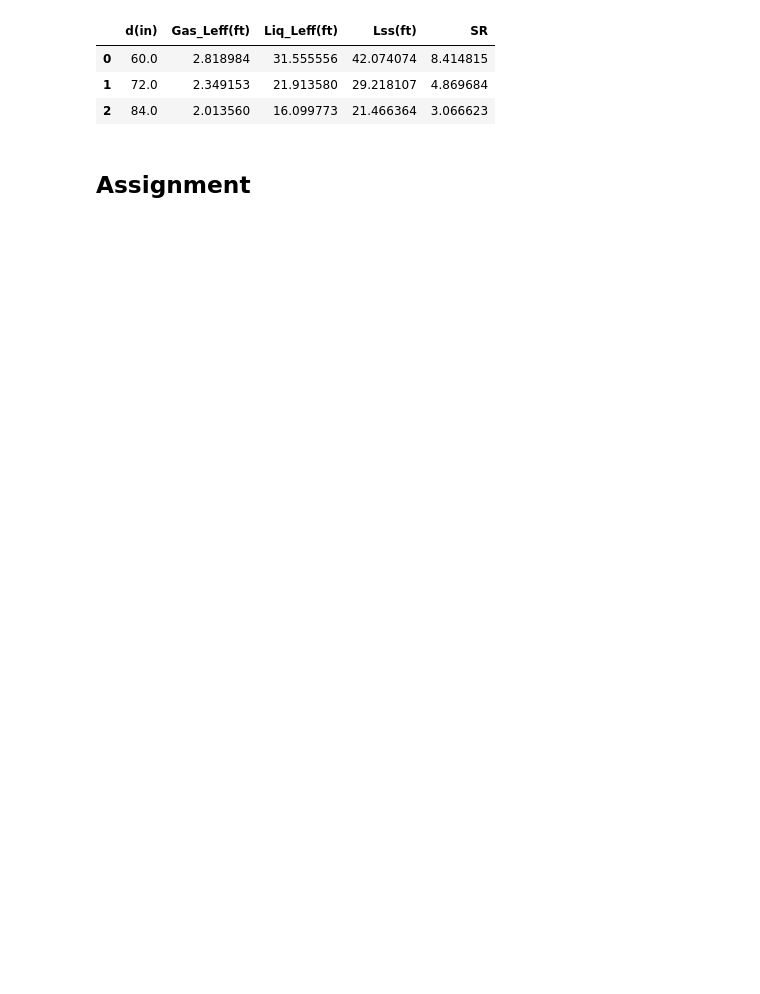
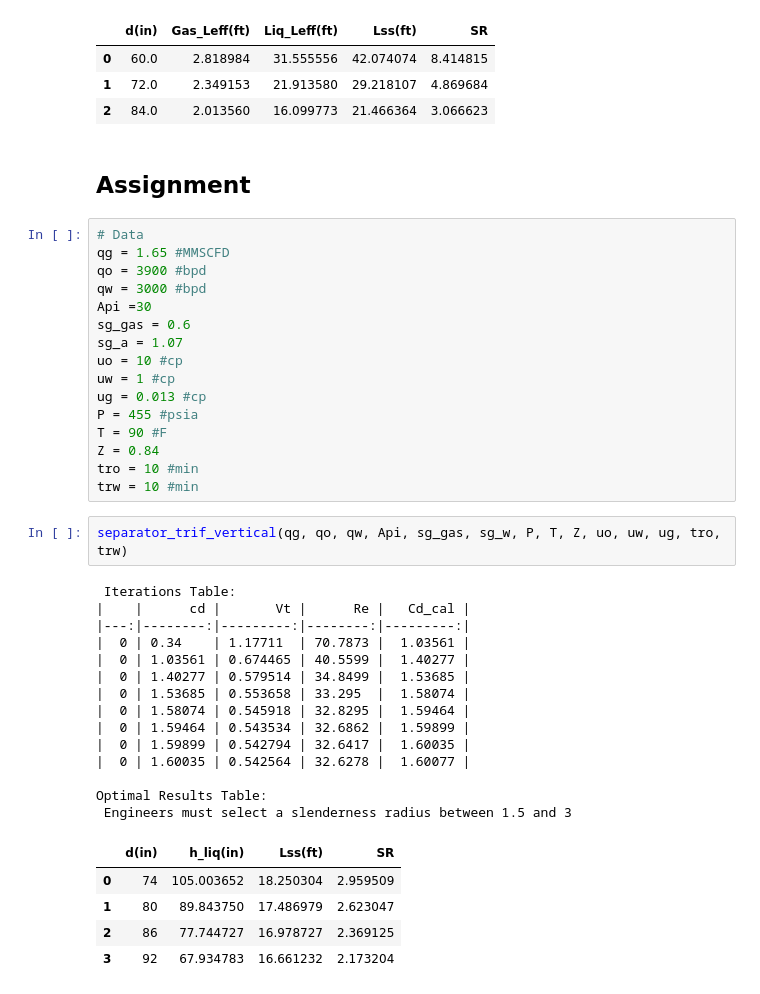
Before and after one commit to FreddyEcu-Ch/Oil-and-Gas-Resources, a Jupyter notebook: Surface Facilities/Oil & Gas Separators.ipynb, the cells around one changed output. Saved outputs shown, nothing was run; the diff lists cells and outputs as text; blank space fills up the shorter version.

```diff
--- a/Surface Facilities/Oil & Gas Separators.ipynb
+++ b/Surface Facilities/Oil & Gas Separators.ipynb
@@ -416,3 +416,41 @@ Optimal Results Table:
 | 2 | 84.0 | 2.013560 | 16.099773 | 21.466364 | 3.066623 |
 # %% [markdown]
 ## Assignment
+# %%
+# Data
+qg = 1.65 #MMSCFD
+qo = 3900 #bpd
+qw = 3000 #bpd
+Api =30
+sg_gas = 0.6
+sg_a = 1.07
+uo = 10 #cp
+uw = 1 #cp
+ug = 0.013 #cp
+P = 455 #psia
+T = 90 #F
+Z = 0.84
+tro = 10 #min
+trw = 10 #min
+# %%
+separator_trif_vertical(qg, qo, qw, Api, sg_gas, sg_w, P, T, Z, uo, uw, ug, tro, trw)
+# %% [output]
+ Iterations Table:
+|    |      cd |       Vt |      Re |   Cd_cal |
+|---:|--------:|---------:|--------:|---------:|
+|  0 | 0.34    | 1.17711  | 70.7873 |  1.03561 |
+|  0 | 1.03561 | 0.674465 | 40.5599 |  1.40277 |
+|  0 | 1.40277 | 0.579514 | 34.8499 |  1.53685 |
+|  0 | 1.53685 | 0.553658 | 33.295  |  1.58074 |
+|  0 | 1.58074 | 0.545918 | 32.8295 |  1.59464 |
+|  0 | 1.59464 | 0.543534 | 32.6862 |  1.59899 |
+|  0 | 1.59899 | 0.542794 | 32.6417 |  1.60035 |
+|  0 | 1.60035 | 0.542564 | 32.6278 |  1.60077 |
+
+Optimal Results Table:
+ Engineers must select a slenderness radius between 1.5 and 3
+|  | d(in) | h_liq(in) | Lss(ft) | SR |
+| 0 | 74 | 105.003652 | 18.250304 | 2.959509 |
+| 1 | 80 | 89.843750 | 17.486979 | 2.623047 |
+| 2 | 86 | 77.744727 | 16.978727 | 2.369125 |
+| 3 | 92 | 67.934783 | 16.661232 | 2.173204 |
```
Also changed, not shown: parts of 8 cells of this notebook.
